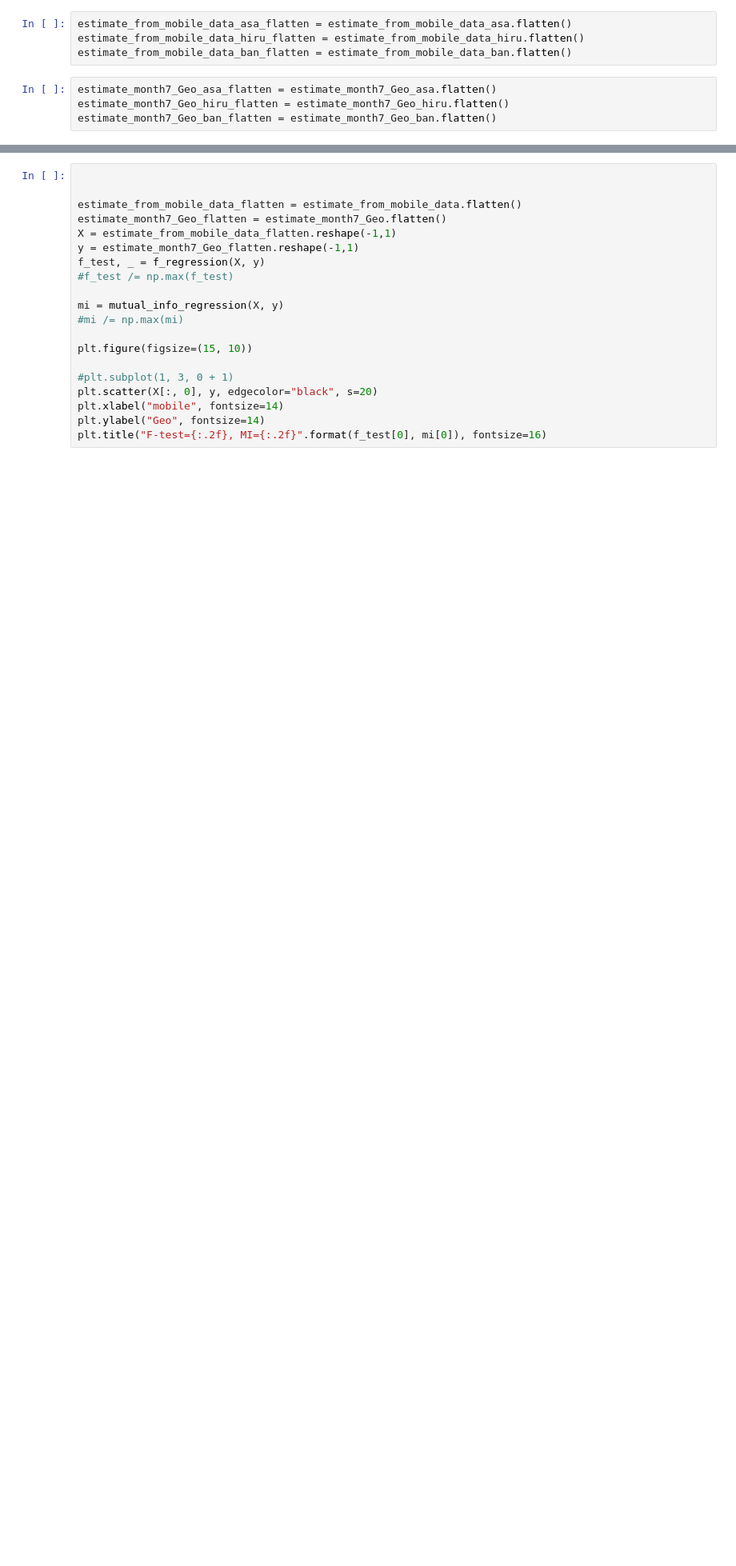
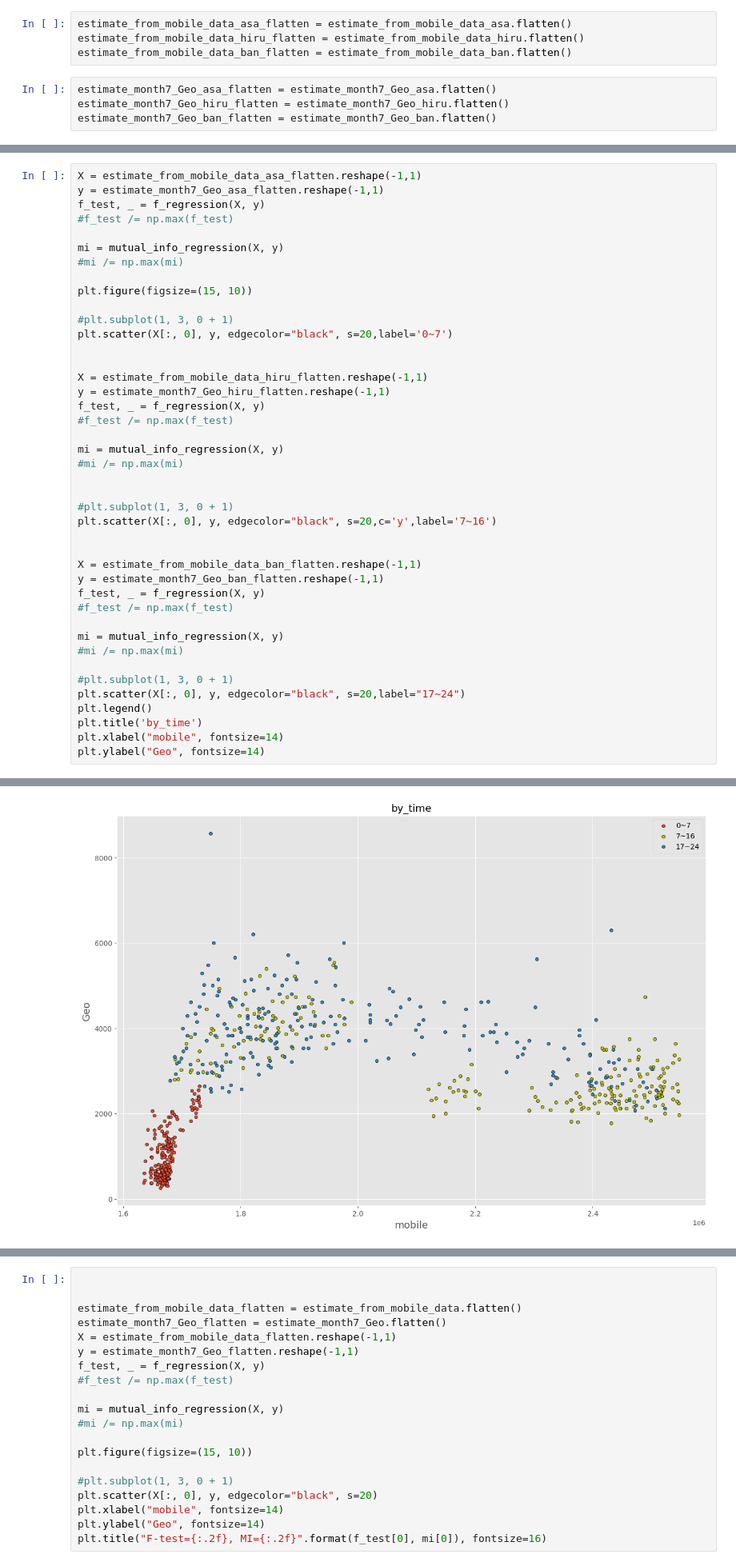
Before and after one commit to sy-zvjkqv/persons_move_analysis, a Jupyter notebook: notebooks/mobile/mutual_information.ipynb, the cells around one changed output, grey strips where cells are left out. Shown at 80% size. Saved outputs shown, nothing was run; the diff lists cells and outputs as text; blank space fills up the shorter version.

```diff
--- a/notebooks/mobile/mutual_information.ipynb
+++ b/notebooks/mobile/mutual_information.ipynb
@@ -35,0 +59,43 @@ estimate_month7_Geo_ban_flatten = estimate_month7_Geo_ban.flatten()
+# %%
+X = estimate_from_mobile_data_asa_flatten.reshape(-1,1)
+y = estimate_month7_Geo_asa_flatten.reshape(-1,1)
+f_test, _ = f_regression(X, y)
+#f_test /= np.max(f_test)
+
+mi = mutual_info_regression(X, y)
+#mi /= np.max(mi)
+
+plt.figure(figsize=(15, 10))
+
+#plt.subplot(1, 3, 0 + 1)
+plt.scatter(X[:, 0], y, edgecolor="black", s=20,label='0~7')
+
+
+X = estimate_from_mobile_data_hiru_flatten.reshape(-1,1)
+y = estimate_month7_Geo_hiru_flatten.reshape(-1,1)
+f_test, _ = f_regression(X, y)
+#f_test /= np.max(f_test)
+
+mi = mutual_info_regression(X, y)
+#mi /= np.max(mi)
+
+
+#plt.subplot(1, 3, 0 + 1)
+plt.scatter(X[:, 0], y, edgecolor="black", s=20,c='y',label='7~16')
+
+
+X = estimate_from_mobile_data_ban_flatten.reshape(-1,1)
+y = estimate_month7_Geo_ban_flatten.reshape(-1,1)
+f_test, _ = f_regression(X, y)
+#f_test /= np.max(f_test)
+
+mi = mutual_info_regression(X, y)
+#mi /= np.max(mi)
+
+#plt.subplot(1, 3, 0 + 1)
+plt.scatter(X[:, 0], y, edgecolor="black", s=20,label="17~24")
+plt.legend()
+plt.title('by_time')
+plt.xlabel("mobile", fontsize=14)
+plt.ylabel("Geo", fontsize=14)
+# %% [output]
@@ -35,0 +103 @@ estimate_month7_Geo_ban_flatten = estimate_month7_Geo_ban.flatten()
+[figure, added]
```
Also changed, not shown: parts of 14 cells of this notebook, 6 other files.
